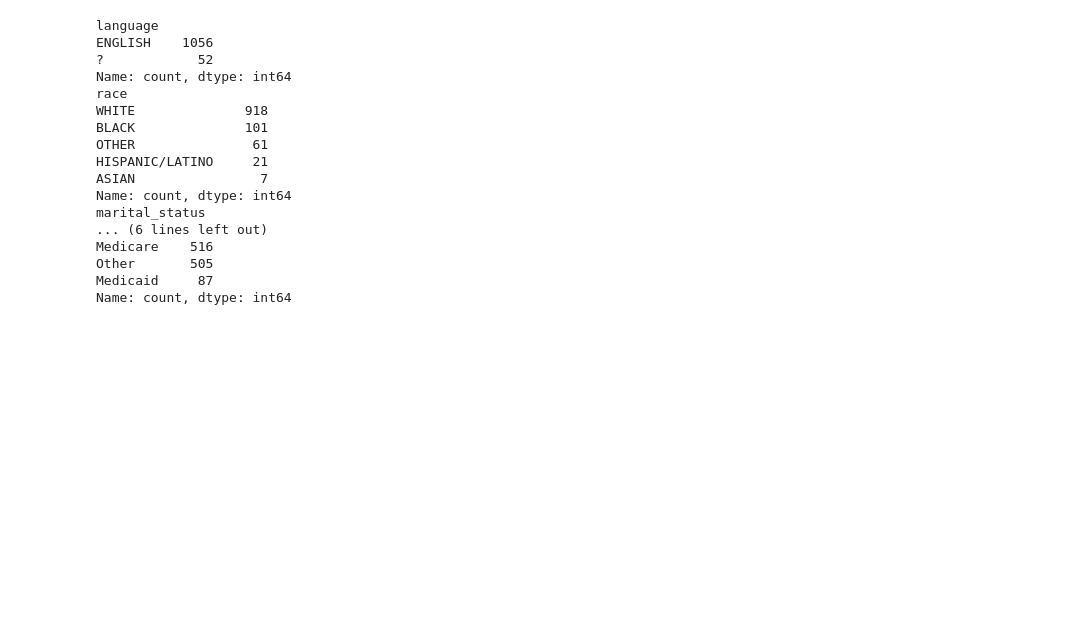
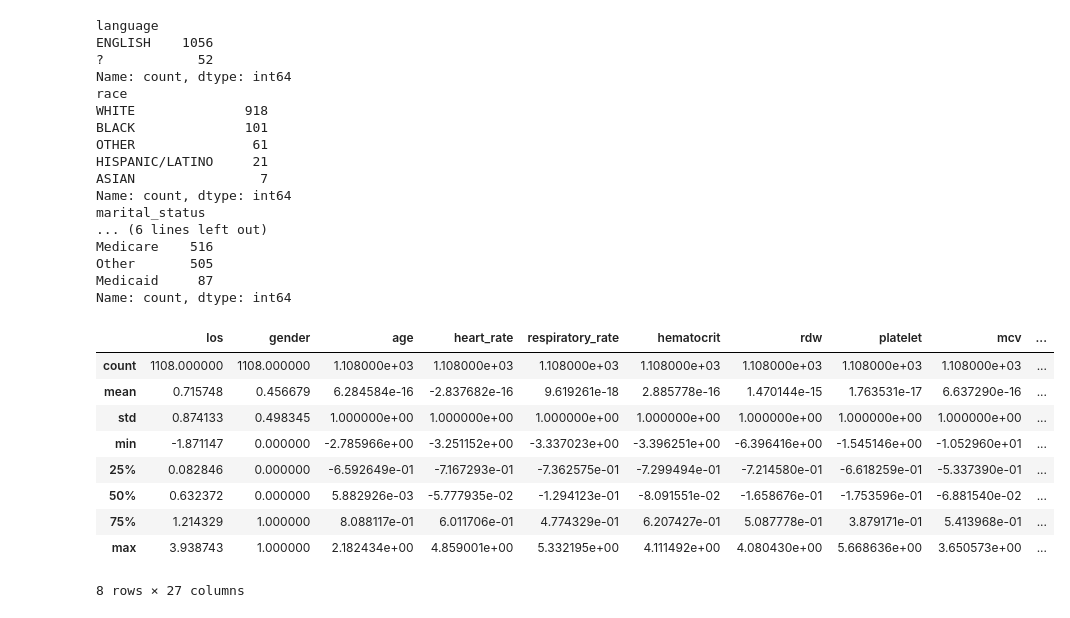
Before and after one commit to sitdownkevin/IBD-EDA, a Jupyter notebook: scripts/aes_2024_proposal.ipynb, the cells around one changed output. Cells and saved outputs as stored; diff of their text form; code cells hidden in the pictures; blank space fills up the shorter version.

```diff
--- a/scripts/aes_2024_proposal.ipynb
+++ b/scripts/aes_2024_proposal.ipynb
@@ -125,0 +129,13 @@ X.to_csv('../new r scripts/data.csv')
+# %%
+X.describe()
+# %% [output]
+|  | los | gender | age | heart_rate | respiratory_rate | hematocrit | rdw | platelet | mcv | ... |
+| count | 1108.000000 | 1108.000000 | 1.108000e+03 | 1.108000e+03 | 1.108000e+03 | 1.108000e+03 | 1.108000e+03 | 1.108000e+03 | 1.108000e+03 | ... |
+| mean | 0.715748 | 0.456679 | 6.284584e-16 | -2.837682e-16 | 9.619261e-18 | 2.885778e-16 | 1.470144e-15 | 1.763531e-17 | 6.637290e-16 | ... |
+| std | 0.874133 | 0.498345 | 1.000000e+00 | 1.000000e+00 | 1.000000e+00 | 1.000000e+00 | 1.000000e+00 | 1.000000e+00 | 1.000000e+00 | ... |
+| min | -1.871147 | 0.000000 | -2.785966e+00 | -3.251152e+00 | -3.337023e+00 | -3.396251e+00 | -6.396416e+00 | -1.545146e+00 | -1.052960e+01 | ... |
+| 25% | 0.082846 | 0.000000 | -6.592649e-01 | -7.167293e-01 | -7.362575e-01 | -7.299494e-01 | -7.214580e-01 | -6.618259e-01 | -5.337390e-01 | ... |
+| 50% | 0.632372 | 0.000000 | 5.882926e-03 | -5.777935e-02 | -1.294123e-01 | -8.091551e-02 | -1.658676e-01 | -1.753596e-01 | -6.881540e-02 | ... |
+| 75% | 1.214329 | 1.000000 | 8.088117e-01 | 6.011706e-01 | 4.774329e-01 | 6.207427e-01 | 5.087778e-01 | 3.879171e-01 | 5.413968e-01 | ... |
+| max | 3.938743 | 1.000000 | 2.182434e+00 | 4.859001e+00 | 5.332195e+00 | 4.111492e+00 | 4.080430e+00 | 5.668636e+00 | 3.650573e+00 | ... |
+8 rows × 27 columns
```
Also changed, not shown: parts of 6 cells of this notebook, 7 other files.
